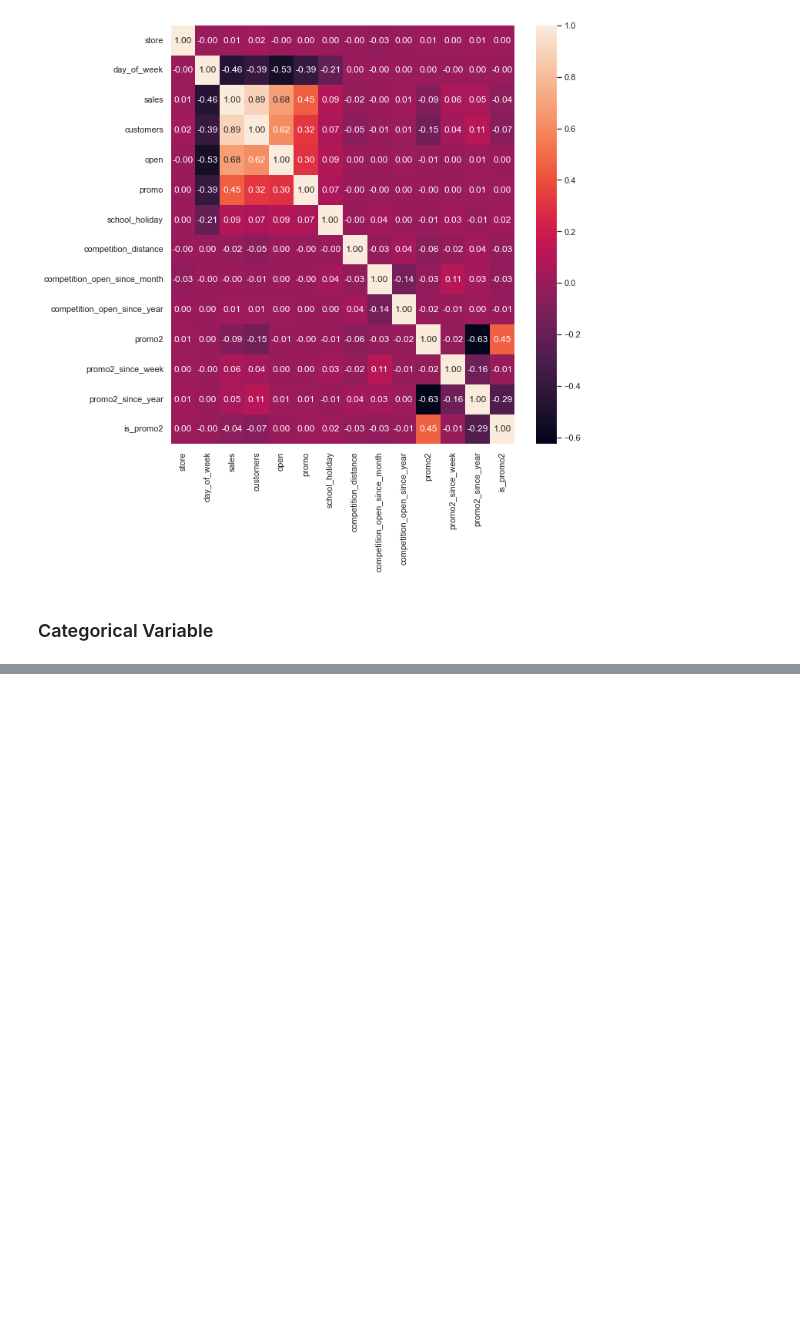
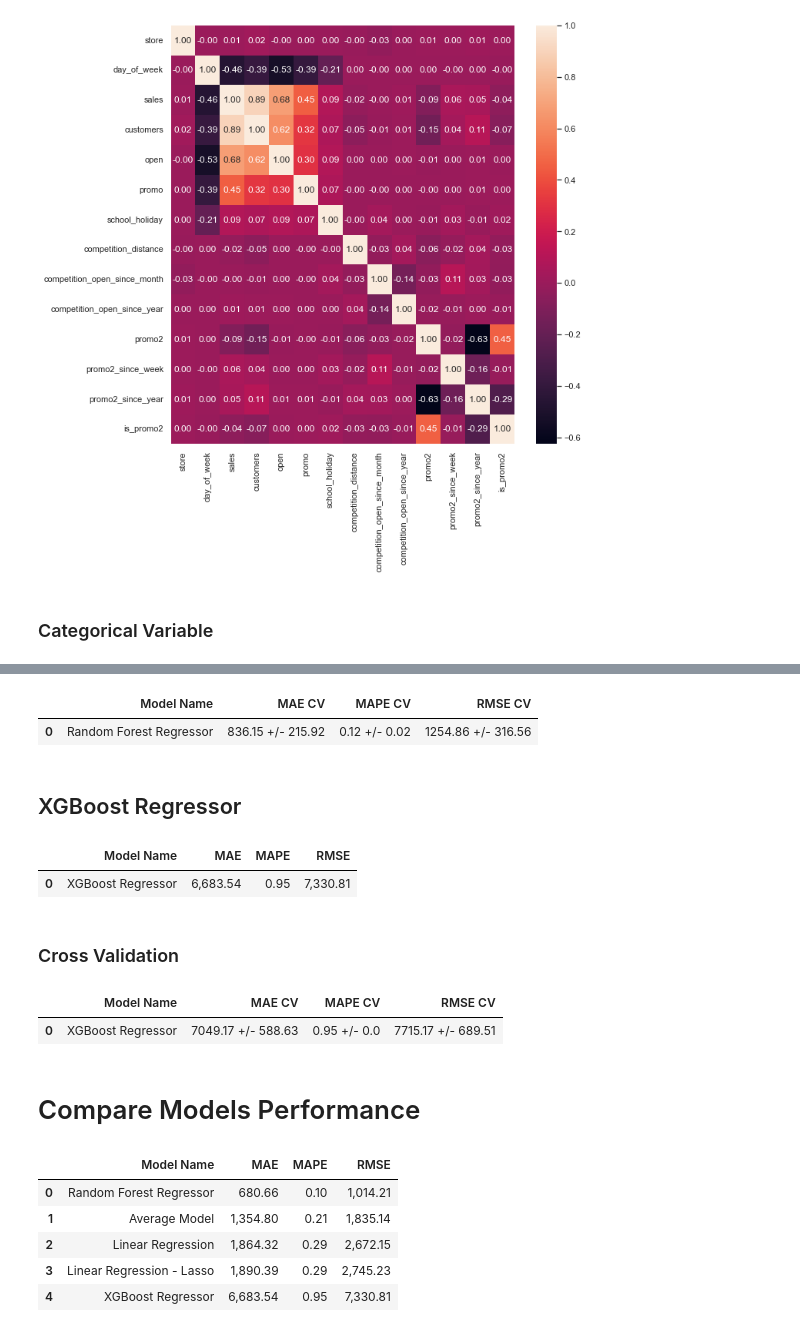
Before and after one commit to julianichagas/portfolio, a Jupyter notebook: Rossmann Store Sales/Rossmann Store Sales.ipynb, the cells around one changed output, grey strips where cells are left out. Drawn from its saved outputs; the diff is of its cells as text; code cells hidden in the pictures; blank space fills up the shorter version.

```diff
--- a/Rossmann Store Sales/Rossmann Store Sales.ipynb
+++ b/Rossmann Store Sales/Rossmann Store Sales.ipynb
@@ -644,0 +995,12 @@ sns.heatmap(corr, annot = True, fmt='.2f');
+# %%
+# model
+lrr = Lasso(alpha=0.01)
+lrr.fit(x_train,y_train)
+model_name = 'Linear Regression - Lasso'
+
+# prediction
+yhat_lrr = lrr.predict(x_test)
+
+# performance
+lrr_result = ml_error(model_name,np.expm1(y_test),np.expm1(yhat_lrr))
+lrr_result
@@ -644,0 +1037,48 @@ sns.heatmap(corr, annot = True, fmt='.2f');
+# %%
+rf_result_cv = cross_validation(x_training,5,model_name,rf)
+rf_result_cv
+# %% [output]
+|  | Model Name | MAE CV | MAPE CV | RMSE CV |
+| 0 | Random Forest Regressor | 836.15 +/- 215.92 | 0.12 +/- 0.02 | 1254.86 +/- 316.56 |
+# %% [markdown]
+## XGBoost Regressor
+# %%
+# model
+model_xgb = xgb.XGBRegressor(objective='reg:squarederror',
+                             n_estimators=100,
+                             eta=0.01,
+                             max_depth=10,
+                             subsample=0.7,
+                             colsample_bytree=0.9)
+model_xgb.fit(x_train,y_train)
+model_name = "XGBoost Regressor"
+
+# prediction
+yhat_xgb = model_xgb.predict(x_test)
+
+# performance
+xgb_result = ml_error(model_name, np.expm1(y_test),np.expm1(yhat_xgb))
+xgb_result
+# %% [output]
+|  | Model Name | MAE | MAPE | RMSE |
+| 0 | XGBoost Regressor | 6,683.54 | 0.95 | 7,330.81 |
+# %% [markdown]
+### Cross Validation
+# %%
+xgb_result_cv = cross_validation(x_training,5,model_name,model_xgb)
+xgb_result_cv
+# %% [output]
+|  | Model Name | MAE CV | MAPE CV | RMSE CV |
+| 0 | XGBoost Regressor | 7049.17 +/- 588.63 | 0.95 +/- 0.0 | 7715.17 +/- 689.51 |
+# %% [markdown]
+# Compare Models Performance
+# %%
+modelling_result = pd.concat([baseline_result,lr_result,lrr_result,rf_result,xgb_result])
+modelling_result.sort_values('RMSE').reset_index(drop=True)
+# %% [output]
+|  | Model Name | MAE | MAPE | RMSE |
+| 0 | Random Forest Regressor | 680.66 | 0.10 | 1,014.21 |
+| 1 | Average Model | 1,354.80 | 0.21 | 1,835.14 |
+| 2 | Linear Regression | 1,864.32 | 0.29 | 2,672.15 |
+| 3 | Linear Regression - Lasso | 1,890.39 | 0.29 | 2,745.23 |
+| 4 | XGBoost Regressor | 6,683.54 | 0.95 | 7,330.81 |
```
Also changed, not shown: parts of 67 cells of this notebook.
